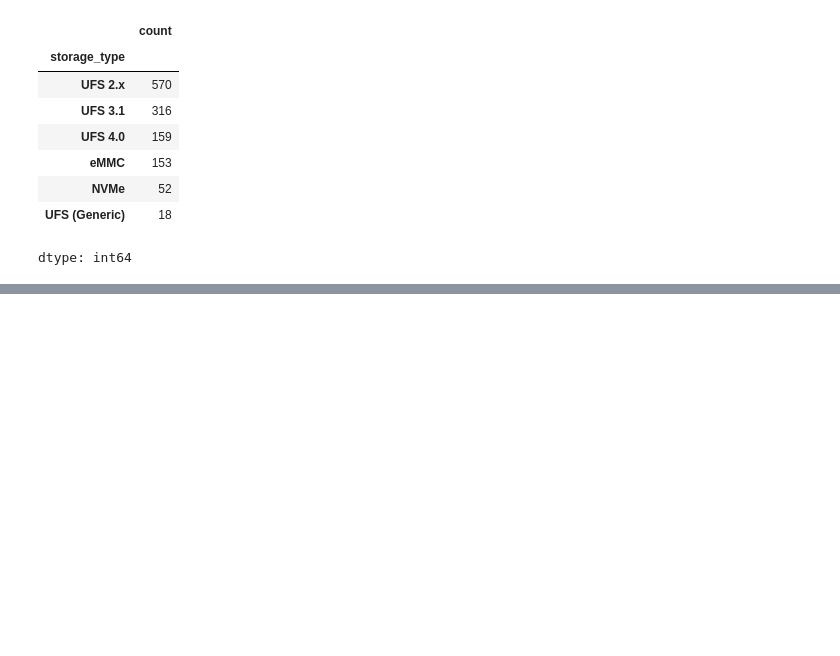
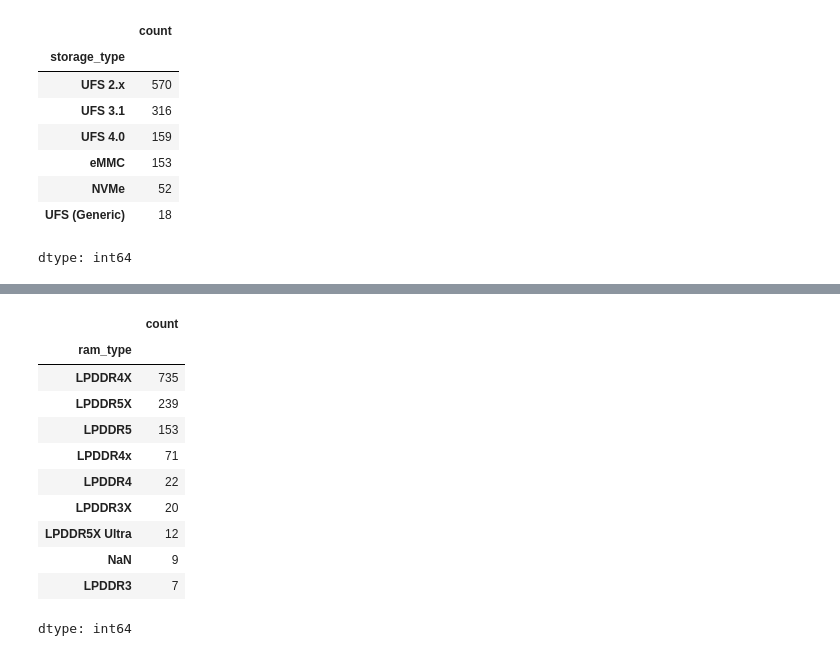
Before and after one commit to rajeshxdatascience/smartphone-recommender-system, a Jupyter notebook: SpecLens_AI_Data_Engineering.ipynb, the cells around one changed output, grey strips where cells are left out. Cells and saved outputs as stored; diff of their text form; code cells hidden in the pictures; blank space fills up the shorter version.

```diff
--- a/SpecLens_AI_Data_Engineering.ipynb
+++ b/SpecLens_AI_Data_Engineering.ipynb
@@ -4816,0 +4855,17 @@ dtype: int64
+# %%
+df['ram_type'] = df['ram'].str.split(',').str.get(1).str.strip()
+# %%
+df['ram_type'].value_counts(dropna=False)
+# %% [output]
+|  | count |
+| ram_type |  |
+| LPDDR4X | 735 |
+| LPDDR5X | 239 |
+| LPDDR5 | 153 |
+| LPDDR4x | 71 |
+| LPDDR4 | 22 |
+| LPDDR3X | 20 |
+| LPDDR5X Ultra | 12 |
+| NaN | 9 |
+| LPDDR3 | 7 |
+dtype: int64
```
Also changed, not shown: parts of 6 cells of this notebook.
